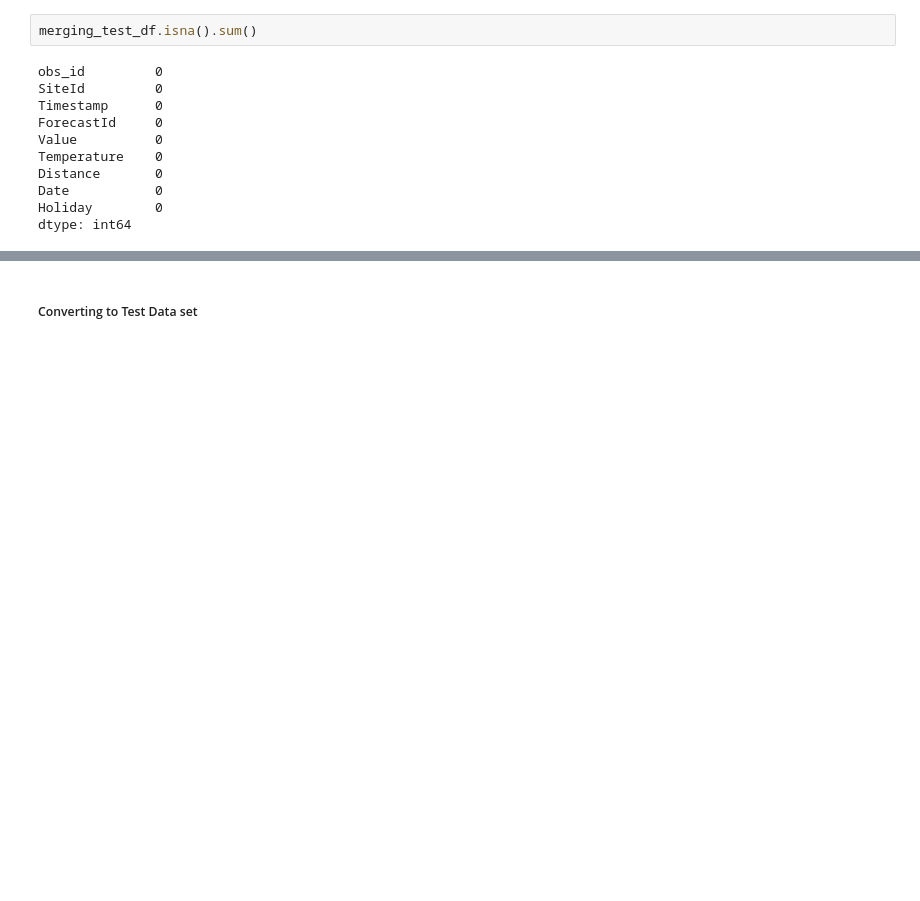
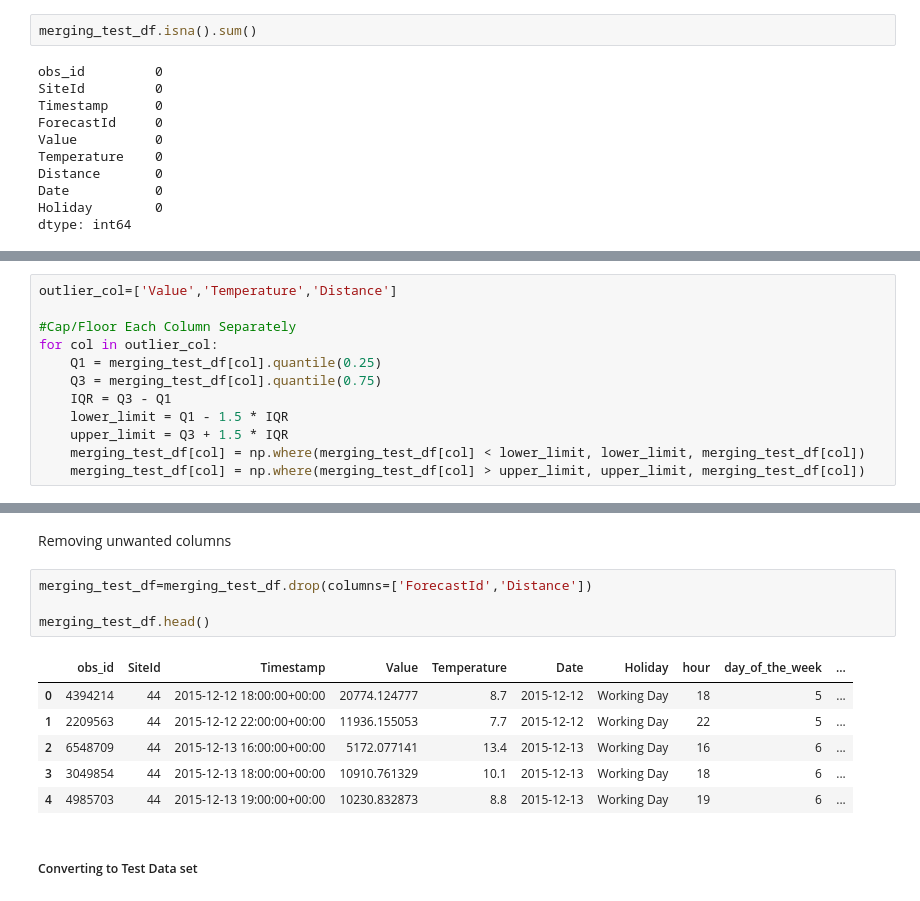
Before and after one commit to Melbinmatheew/Energy-Consumption-Forcasting, a Jupyter notebook: Notebooks/Data overview.ipynb, the cells around one changed output, grey strips where cells are left out. Drawn from its saved outputs; the diff is of its cells as text; blank space fills up the shorter version.

```diff
--- a/Notebooks/Data overview.ipynb
+++ b/Notebooks/Data overview.ipynb
@@ -629,0 +737,12 @@ dtype: int64
+# %%
+outlier_col=['Value','Temperature','Distance']
+
+#Cap/Floor Each Column Separately
+for col in outlier_col:
+    Q1 = merging_test_df[col].quantile(0.25)
+    Q3 = merging_test_df[col].quantile(0.75)
+    IQR = Q3 - Q1
+    lower_limit = Q1 - 1.5 * IQR
+    upper_limit = Q3 + 1.5 * IQR
+    merging_test_df[col] = np.where(merging_test_df[col] < lower_limit, lower_limit, merging_test_df[col])
+    merging_test_df[col] = np.where(merging_test_df[col] > upper_limit, upper_limit, merging_test_df[col])
@@ -630,3 +753,16 @@ dtype: int64
+# %% [markdown]
+Removing unwanted columns
+# %%
+merging_test_df=merging_test_df.drop(columns=['ForecastId','Distance'])
+
+merging_test_df.head()
+# %% [output]
+|  | obs_id | SiteId | Timestamp | Value | Temperature | Date | Holiday | hour | day_of_the_week | ... |
+| 0 | 4394214 | 44 | 2015-12-12 18:00:00+00:00 | 20774.124777 | 8.7 | 2015-12-12 | Working Day | 18 | 5 | ... |
+| 1 | 2209563 | 44 | 2015-12-12 22:00:00+00:00 | 11936.155053 | 7.7 | 2015-12-12 | Working Day | 22 | 5 | ... |
+| 2 | 6548709 | 44 | 2015-12-13 16:00:00+00:00 | 5172.077141 | 13.4 | 2015-12-13 | Working Day | 16 | 6 | ... |
+| 3 | 3049854 | 44 | 2015-12-13 18:00:00+00:00 | 10910.761329 | 10.1 | 2015-12-13 | Working Day | 18 | 6 | ... |
+| 4 | 4985703 | 44 | 2015-12-13 19:00:00+00:00 | 10230.832873 | 8.8 | 2015-12-13 | Working Day | 19 | 6 | ... |
 # %% [markdown]
 ##### Converting to Test Data set
 # %%
```
Also changed, not shown: parts of 9 cells of this notebook, 1 other file.
